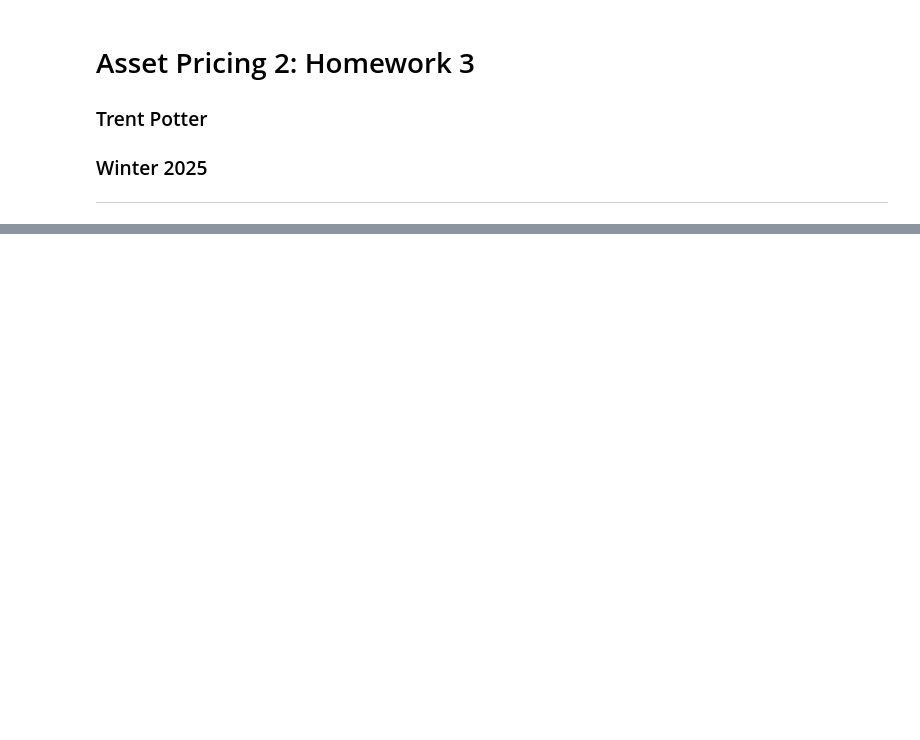
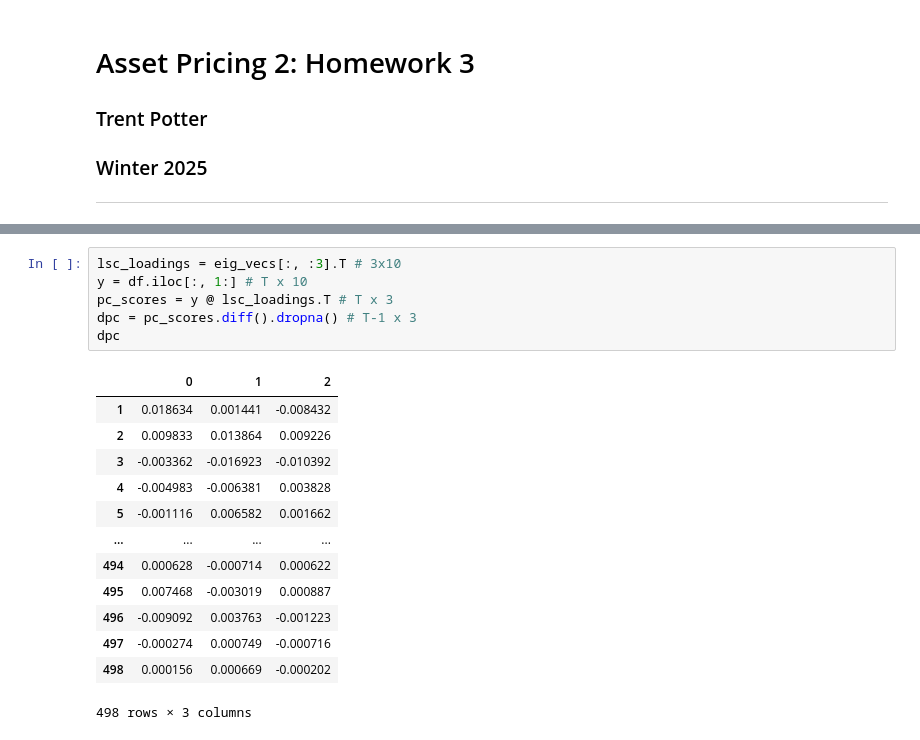
Before and after one commit to trpotter72/W24, a Jupyter notebook: AP/HW3/HW3.ipynb, the cells around one changed output, grey strips where cells are left out. Cells and saved outputs as stored; diff of their text form; blank space fills up the shorter version.

```diff
--- a/AP/HW3/HW3.ipynb
+++ b/AP/HW3/HW3.ipynb
@@ -44,0 +81,20 @@ cov_matrix
+# %%
+lsc_loadings = eig_vecs[:, :3].T # 3x10
+y = df.iloc[:, 1:] # T x 10
+pc_scores = y @ lsc_loadings.T # T x 3
+dpc = pc_scores.diff().dropna() # T-1 x 3
+dpc
+# %% [output]
+|  | 0 | 1 | 2 |
+| 1 | 0.018634 | 0.001441 | -0.008432 |
+| 2 | 0.009833 | 0.013864 | 0.009226 |
+| 3 | -0.003362 | -0.016923 | -0.010392 |
+| 4 | -0.004983 | -0.006381 | 0.003828 |
+| 5 | -0.001116 | 0.006582 | 0.001662 |
+| ... | ... | ... | ... |
+| 494 | 0.000628 | -0.000714 | 0.000622 |
+| 495 | 0.007468 | -0.003019 | 0.000887 |
+| 496 | -0.009092 | 0.003763 | -0.001223 |
+| 497 | -0.000274 | 0.000749 | -0.000716 |
+| 498 | 0.000156 | 0.000669 | -0.000202 |
+498 rows × 3 columns
```
Also changed, not shown: parts of 3 cells of this notebook.
